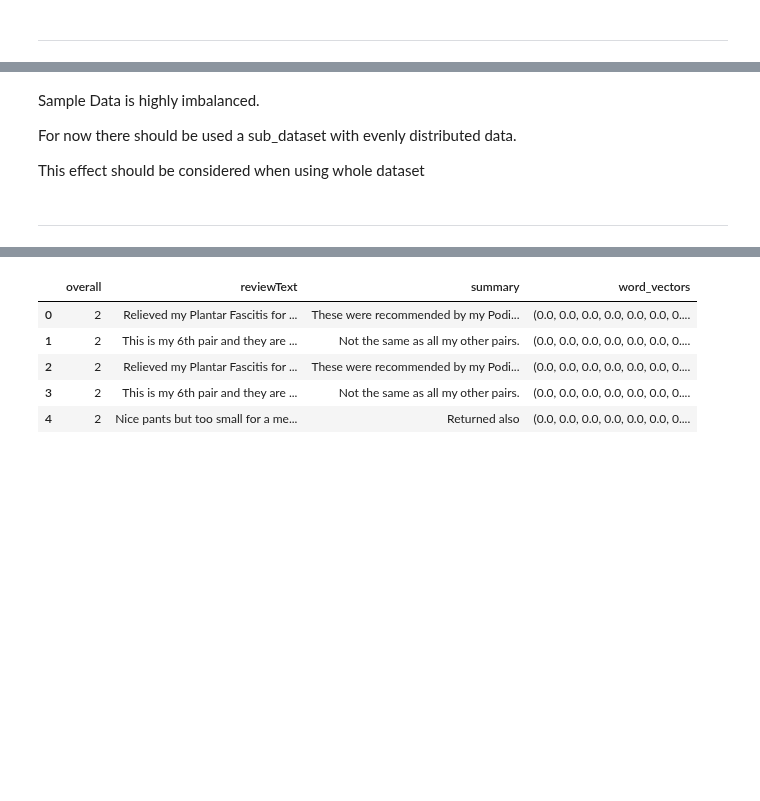
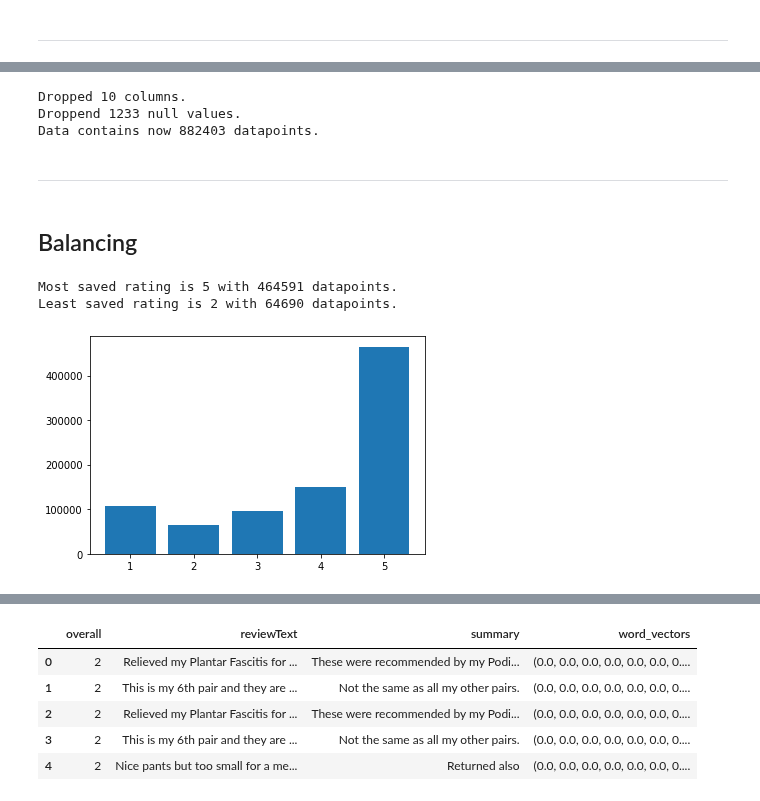
Before and after one commit to Phantomias3782/AmazonReviews, a Jupyter notebook: AmazonReviews_SentimentAnalysis.ipynb, the cells around one changed output, grey strips where cells are left out. Saved outputs shown, nothing was run; the diff lists cells and outputs as text; code cells hidden in the pictures; blank space fills up the shorter version.

Commit message:
Externalized Functions for Data cleaning

```diff
--- a/AmazonReviews_SentimentAnalysis.ipynb
+++ b/AmazonReviews_SentimentAnalysis.ipynb
@@ -34,5 +40,10 @@ from word_vectorization import create_tf_vector_all_reviews, create_idf_dictiona
 # %%
-# read data
-path = "./data/AMAZON_FASHION_5.json"
+# read subset data
+#path = "./data/AMAZON_FASHION_5.json"
+
+#data = pd.read_json(path, lines = True)
+
+# read full data
+path = "./data/AMAZON_FASHION_FULL.json"
 
 data = pd.read_json(path, lines = True)
@@ -60,11 +49,0 @@ data.head()
-# %%
-# drop unnedded columns
-columns_keep = ["overall", "reviewText"]
-drop_columns = [i for i in list(data.columns) if i not in columns_keep]
-
-data.drop(drop_columns, axis=1, inplace=True)
-
-# drop nan
-print(len(data))
-data = data.dropna()
-print(len(data))
@@ -101,8 +62,10 @@ Least saved rating is 2 with 93 datapoints.
-# %% [markdown]
-Sample Data is highly imbalanced.
-
-For now there should be used a sub_dataset with evenly distributed data.
-
-This effect should be considered when using whole dataset
+# %%
+# clean data
+keepColumns = ["overall", "reviewText"]
+data = clean_data(data, keepColumns)
+# %% [output]
+Dropped 10 columns.
+Droppend 1233 null values.
+Data contains now 882403 datapoints.
 # %% [markdown]
-------------
+-------
@@ -121,0 +72,9 @@ data_balanced = data_balanced.reset_index(drop = True)
+# %% [markdown]
+## Balancing
+# %%
+# Data Balancing
+data = balancing(data, balancing = True)
+# %% [output]
+Most saved rating is 5 with 464591 datapoints.
+Least saved rating is 2 with 64690 datapoints.
+[figure, added]
```
Also changed, not shown: parts of 19 cells of this notebook.
